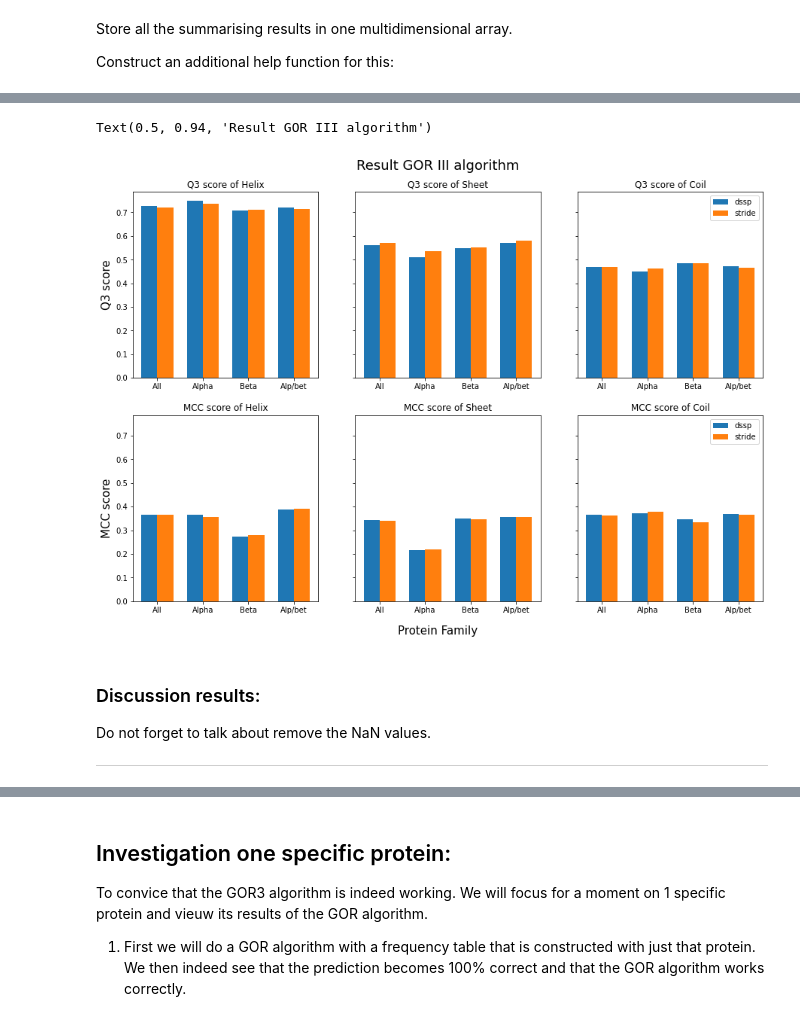
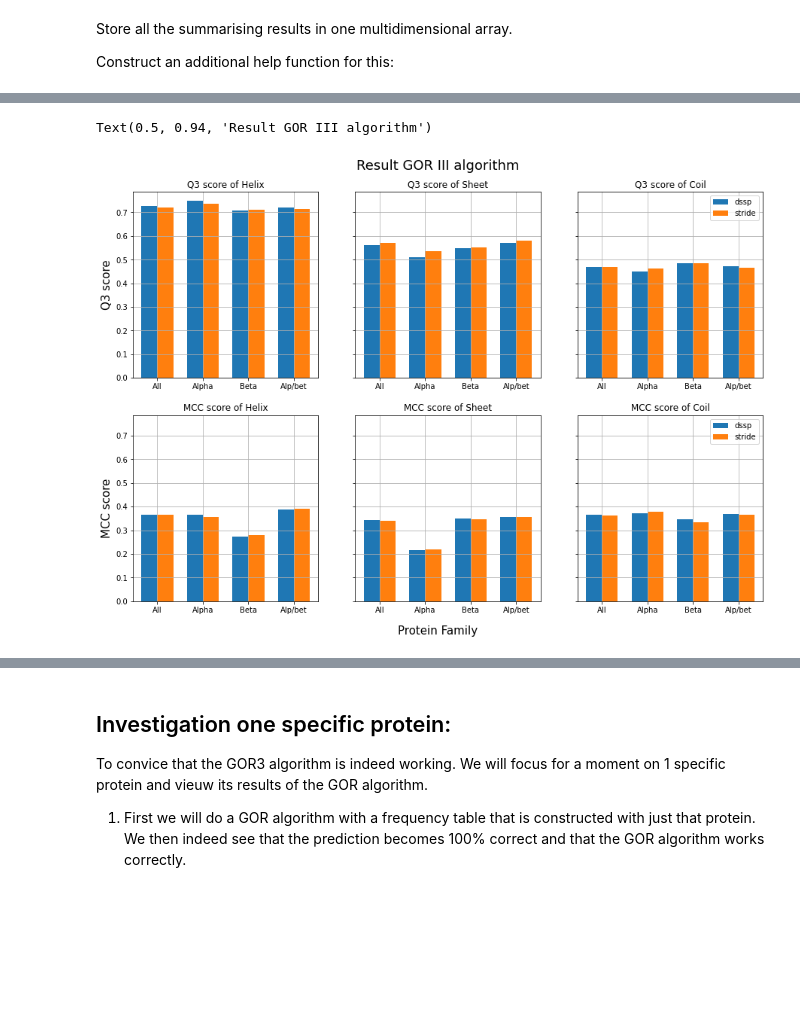
Before and after one commit to ltuijnder/BioInformatics_Assignment1, a Jupyter notebook: Assignment1_Final.ipynb, the cells around one changed output, grey strips where cells are left out. Saved outputs shown, nothing was run; the diff lists cells and outputs as text; code cells hidden in the pictures; blank space fills up the shorter version.

```diff
--- a/Assignment1_Final.ipynb
+++ b/Assignment1_Final.ipynb
@@ -461,37 +469,33 @@ locationLabels = np.arange(len(labels))
 widthBars = 0.35
 
 for i, (SS, axQ3) in enumerate(zip(("Helix","Sheet","Coil"),axesQ3)):
     if i==0:
         axQ3.set_ylabel("Q3 score",fontsize=15)
     axQ3.set_title(f"Q3 score of {SS}")
 
+    axQ3.grid()
     axQ3.bar(locationLabels - widthBars/2, resultsQ3[:,0,i], widthBars, label="dssp")
     axQ3.bar(locationLabels + widthBars/2, resultsQ3[:,1,i], widthBars, label="stride")
     axQ3.set_xticks(locationLabels)
     axQ3.set_xticklabels(labels)
     if i==2:
         axQ3.legend()
 
 for i, (SS, axMCC) in enumerate(zip(("Helix","Sheet","Coil"),axesMCC)):
     if i==0:
         axMCC.set_ylabel("MCC score",fontsize=15)
     axMCC.set_title(f"MCC score of {SS}")
 
+    axMCC.grid()
     axMCC.bar(locationLabels - widthBars/2, resultsMCC[:,0,i], widthBars, label="dssp")
     axMCC.bar(locationLabels + widthBars/2, resultsMCC[:,1,i], widthBars, label="stride")
     axMCC.set_xticks(locationLabels)
     axMCC.set_xticklabels(labels)
     if i==2:
         axMCC.legend()
 
 fig.text(0.5,0.07, "Protein Family", ha="center", va="center",fontsize=15)
 fig.suptitle(f"Result GOR III algorithm", fontsize=18,x = 0.5, y = 0.94)
 # %% [output]
 Text(0.5, 0.94, 'Result GOR III algorithm')
-[figure, old version]
+[figure, new version]
-# %% [markdown]
-### Discussion results:
-
-Do not forget to talk about remove the NaN values.
-
----
```
Also changed, not shown: parts of 39 cells of this notebook, 1 other file.
